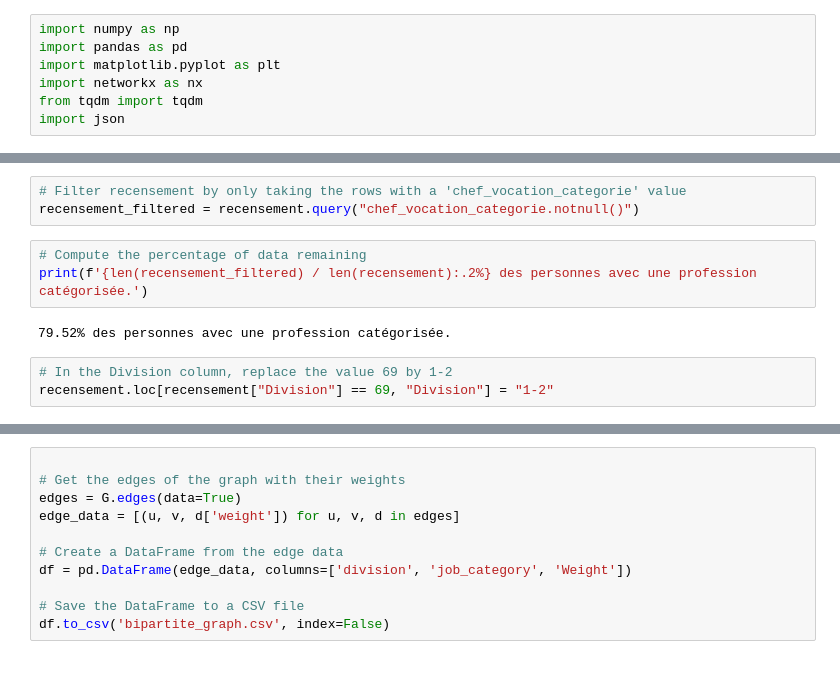
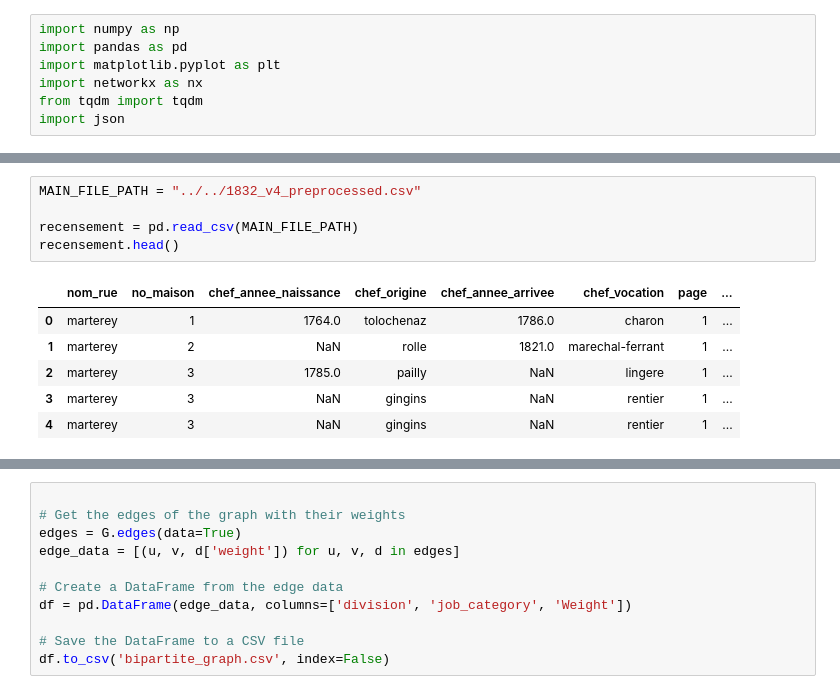
Before and after one commit to ozan-guven/HUM-450-Project, a Jupyter notebook: data/networks/bipartite_division_type_metiers/network_origins.ipynb, the cells around one changed output, grey strips where cells are left out. Drawn from its saved outputs; the diff is of its cells as text.

```diff
--- a/data/networks/bipartite_division_type_metiers/network_origins.ipynb
+++ b/data/networks/bipartite_division_type_metiers/network_origins.ipynb
@@ -71,11 +10,12 @@ print(f'{len(recensement.query("~rue_x.isnull()")) / len(recensement) * 100:.2f}
-# %%
-# Filter recensement by only taking the rows with a 'chef_vocation_categorie' value
-recensement_filtered = recensement.query("chef_vocation_categorie.notnull()")
-# %%
-# Compute the percentage of data remaining
-print(f'{len(recensement_filtered) / len(recensement):.2%} des personnes avec une profession catégorisée.')
-# %% [output]
-79.52% des personnes avec une profession catégorisée.
-# %%
-# In the Division column, replace the value 69 by 1-2
-recensement.loc[recensement["Division"] == 69, "Division"] = "1-2"
+# %%
+MAIN_FILE_PATH = "../../1832_v4_preprocessed.csv"
+
+recensement = pd.read_csv(MAIN_FILE_PATH)
+recensement.head()
+# %% [output]
+|  | nom_rue | no_maison | chef_annee_naissance | chef_origine | chef_annee_arrivee | chef_vocation | page | ... |
+| 0 | marterey | 1 | 1764.0 | tolochenaz | 1786.0 | charon | 1 | ... |
+| 1 | marterey | 2 | NaN | rolle | 1821.0 | marechal-ferrant | 1 | ... |
+| 2 | marterey | 3 | 1785.0 | pailly | NaN | lingere | 1 | ... |
+| 3 | marterey | 3 | NaN | gingins | NaN | rentier | 1 | ... |
+| 4 | marterey | 3 | NaN | gingins | NaN | rentier | 1 | ... |
```
Also changed, not shown: parts of 7 cells of this notebook, 14 other files.
